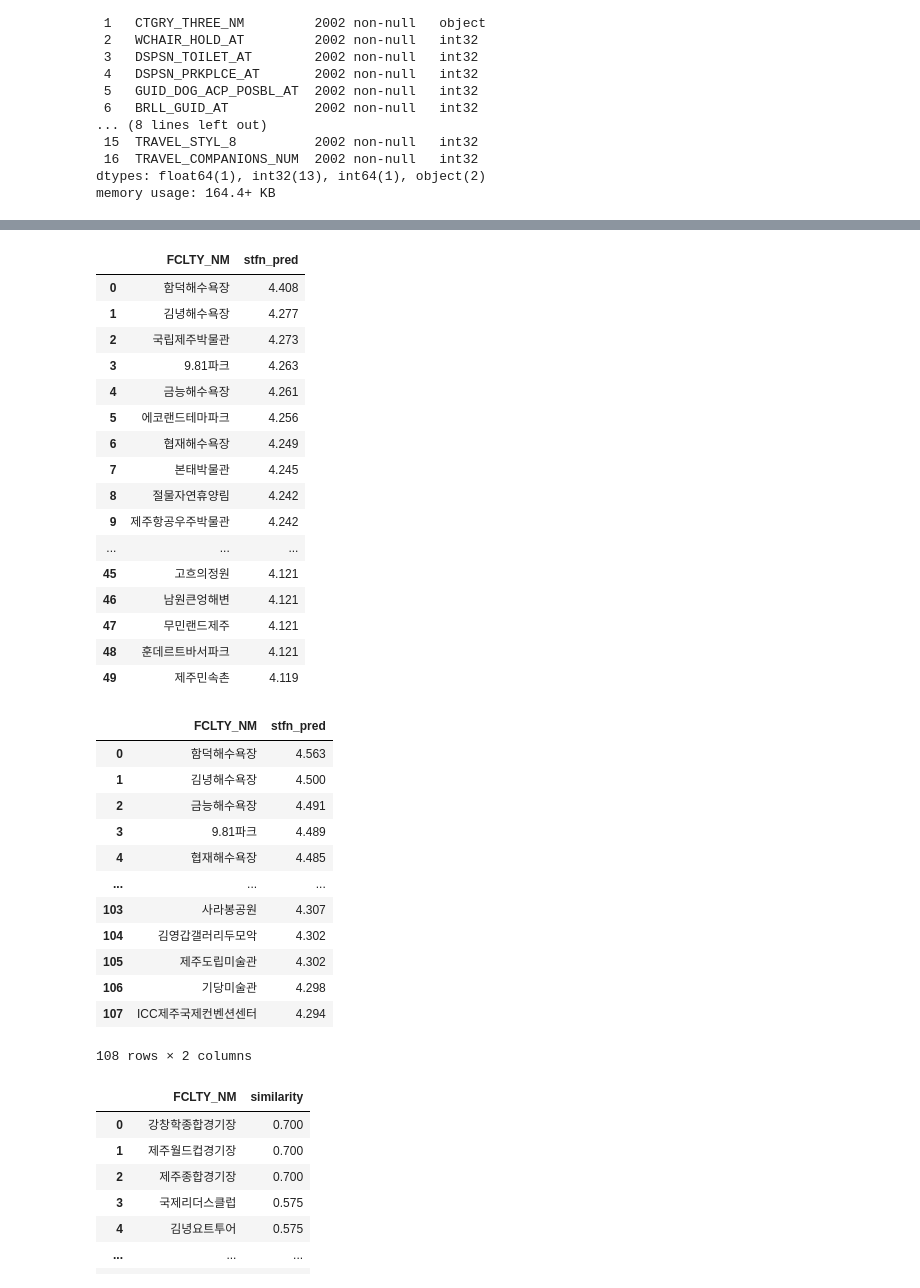
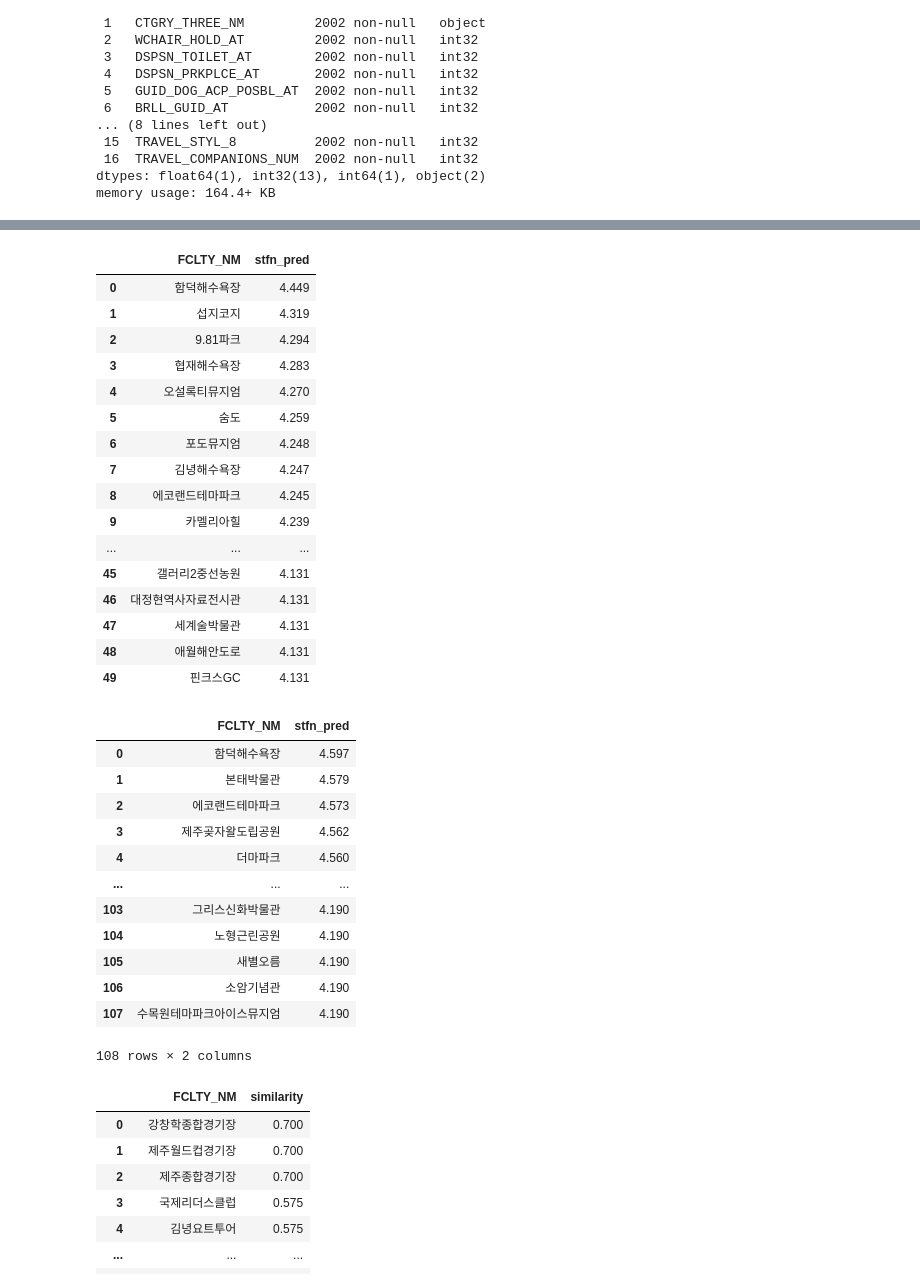
Before and after one commit to hanhee-cho/DA36_mini2_Jeju_for_All, a Jupyter notebook: final_score_2.ipynb, the cells around one changed output, grey strips where cells are left out. Drawn from its saved outputs; the diff is of its cells as text; code cells hidden in the pictures.

```diff
--- a/final_score_2.ipynb
+++ b/final_score_2.ipynb
@@ -128,7 +127,7 @@ from catboost import CatBoostRegressor
 cb_reg = CatBoostRegressor(
     n_estimators = 5000,
     depth = 5,
-    learning_rate = .02,
+    learning_rate = .03,
     loss_function = 'RMSE',
     eval_metric = 'RMSE',
     l2_leaf_reg = 10,
@@ -180,11 +183,7 @@ places = list(df['FCLTY_NM'].unique())
 # %%
 dgstfn_pred_df = pd.DataFrame(index=X_train.index, columns=places)
 # %%
+predicted_dgstfn = cb_reg.predict(X_train_pool)
+
 for place in places:
-    X_train_place = X_train.copy()
-
-    predicted_dgstfn = cb_reg.predict(X_train_pool)
-
     dgstfn_pred_df[place] = predicted_dgstfn
-
-dgstfn_pred_df
@@ -235,24 +220,24 @@ def recommend(gender, age_group, comp_num, styl5, styl6, styl7, styl8, topn):
 recommend(1,50,2,1,1,2,2,50)
 # %% [output]
 |  | FCLTY_NM | stfn_pred |
-| 0 | 함덕해수욕장 | 4.408 |
-| 1 | 김녕해수욕장 | 4.277 |
-| 2 | 국립제주박물관 | 4.273 |
-| 3 | 9.81파크 | 4.263 |
-| 4 | 금능해수욕장 | 4.261 |
-| 5 | 에코랜드테마파크 | 4.256 |
-| 6 | 협재해수욕장 | 4.249 |
-| 7 | 본태박물관 | 4.245 |
-| 8 | 절물자연휴양림 | 4.242 |
-| 9 | 제주항공우주박물관 | 4.242 |
+| 0 | 함덕해수욕장 | 4.449 |
+| 1 | 섭지코지 | 4.319 |
+| 2 | 9.81파크 | 4.294 |
+| 3 | 협재해수욕장 | 4.283 |
+| 4 | 오설록티뮤지엄 | 4.270 |
+| 5 | 숨도 | 4.259 |
+| 6 | 포도뮤지엄 | 4.248 |
+| 7 | 김녕해수욕장 | 4.247 |
+| 8 | 에코랜드테마파크 | 4.245 |
+| 9 | 카멜리아힐 | 4.239 |
 | ... | ... | ... |
-| 45 | 고흐의정원 | 4.121 |
-| 46 | 남원큰엉해변 | 4.121 |
-| 47 | 무민랜드제주 | 4.121 |
-| 48 | 훈데르트바서파크 | 4.121 |
-| 49 | 제주민속촌 | 4.119 |
+| 45 | 갤러리2중선농원 | 4.131 |
+| 46 | 대정현역사자료전시관 | 4.131 |
+| 47 | 세계술박물관 | 4.131 |
+| 48 | 애월해안도로 | 4.131 |
+| 49 | 핀크스GC | 4.131 |
 # %%
-def recommend_2(gender, age_group, comp_num, styl5, styl6, styl7, styl8):
+def predict_stfn(gender, age_group, comp_num, styl5, styl6, styl7, styl8):
 
     user_features = pd.DataFrame({
         'GENDER': [gender],
@@ -282,20 +267,20 @@ def recommend_2(gender, age_group, comp_num, styl5, styl6, styl7, styl8):
     return result_df
 # %%
 # recommend_2(1,50,2,1,1,2,3)
-recommend_2(1,20,2,1,4,5,4)
+predict_stfn(1,20,2,1,4,5,4)
 # %% [output]
 |  | FCLTY_NM | stfn_pred |
-| 0 | 함덕해수욕장 | 4.563 |
-| 1 | 김녕해수욕장 | 4.500 |
-| 2 | 금능해수욕장 | 4.491 |
-| 3 | 9.81파크 | 4.489 |
-| 4 | 협재해수욕장 | 4.485 |
+| 0 | 함덕해수욕장 | 4.597 |
+| 1 | 본태박물관 | 4.579 |
+| 2 | 에코랜드테마파크 | 4.573 |
+| 3 | 제주곶자왈도립공원 | 4.562 |
+| 4 | 더마파크 | 4.560 |
 | ... | ... | ... |
-| 103 | 사라봉공원 | 4.307 |
-| 104 | 김영갑갤러리두모악 | 4.302 |
-| 105 | 제주도립미술관 | 4.302 |
-| 106 | 기당미술관 | 4.298 |
-| 107 | ICC제주국제컨벤션센터 | 4.294 |
+| 103 | 그리스신화박물관 | 4.190 |
+| 104 | 노형근린공원 | 4.190 |
+| 105 | 새별오름 | 4.190 |
+| 106 | 소암기념관 | 4.190 |
+| 107 | 수목원테마파크아이스뮤지엄 | 4.190 |
 108 rows × 2 columns
 # %%
 import pandas as pd
```
Also changed, not shown: parts of 7 cells of this notebook.
